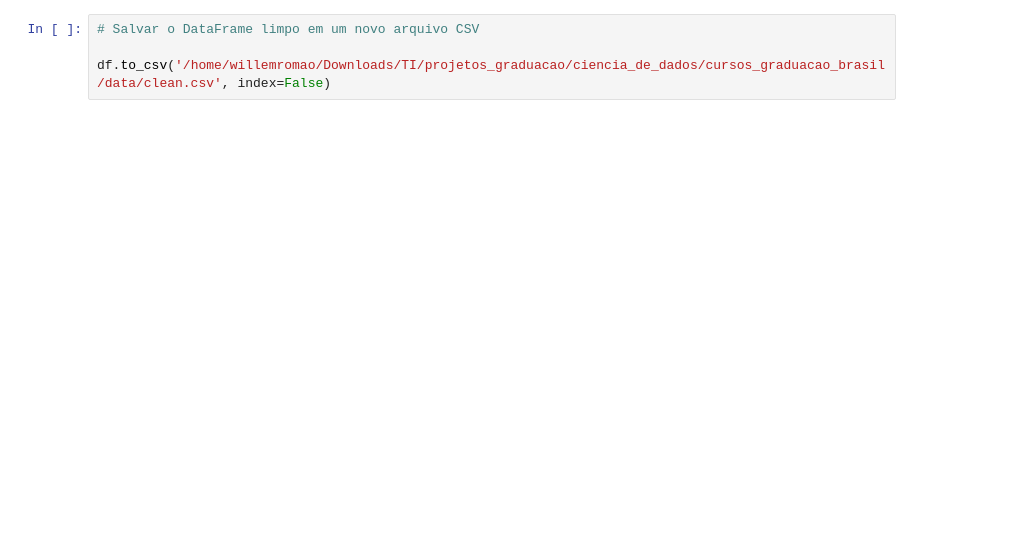
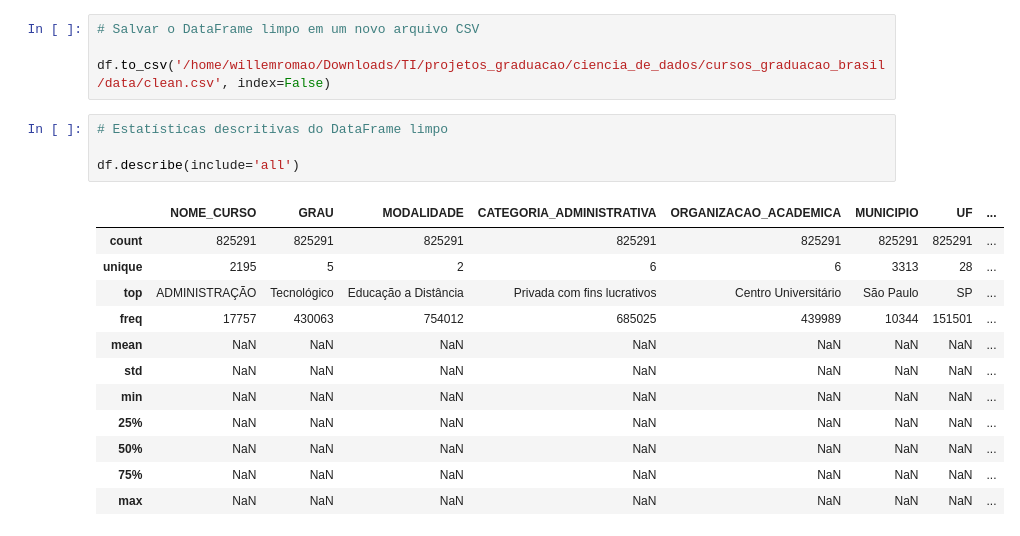
Before and after one commit to willemromao/cursos_graduacao_brasil, a Jupyter notebook: notebooks/01_exploratory_data_analysis.ipynb, the cells around one changed output. Cells and saved outputs as stored; diff of their text form; blank space fills up the shorter version.

```diff
--- a/notebooks/01_exploratory_data_analysis.ipynb
+++ b/notebooks/01_exploratory_data_analysis.ipynb
@@ -282,3 +284,20 @@ df.head()
 # Salvar o DataFrame limpo em um novo arquivo CSV
 
 df.to_csv('/home/willemromao/Downloads/TI/projetos_graduacao/ciencia_de_dados/cursos_graduacao_brasil/data/clean.csv', index=False)
+# %%
+# Estatísticas descritivas do DataFrame limpo
+
+df.describe(include='all')
+# %% [output]
+|  | NOME_CURSO | GRAU | MODALIDADE | CATEGORIA_ADMINISTRATIVA | ORGANIZACAO_ACADEMICA | MUNICIPIO | UF | ... |
+| count | 825291 | 825291 | 825291 | 825291 | 825291 | 825291 | 825291 | ... |
+| unique | 2195 | 5 | 2 | 6 | 6 | 3313 | 28 | ... |
+| top | ADMINISTRAÇÃO | Tecnológico | Educação a Distância | Privada com fins lucrativos | Centro Universitário | São Paulo | SP | ... |
+| freq | 17757 | 430063 | 754012 | 685025 | 439989 | 10344 | 151501 | ... |
+| mean | NaN | NaN | NaN | NaN | NaN | NaN | NaN | ... |
+| std | NaN | NaN | NaN | NaN | NaN | NaN | NaN | ... |
+| min | NaN | NaN | NaN | NaN | NaN | NaN | NaN | ... |
+| 25% | NaN | NaN | NaN | NaN | NaN | NaN | NaN | ... |
+| 50% | NaN | NaN | NaN | NaN | NaN | NaN | NaN | ... |
+| 75% | NaN | NaN | NaN | NaN | NaN | NaN | NaN | ... |
+| max | NaN | NaN | NaN | NaN | NaN | NaN | NaN | ... |
```
Also changed, not shown: parts of 6 cells of this notebook, 5 other files.
